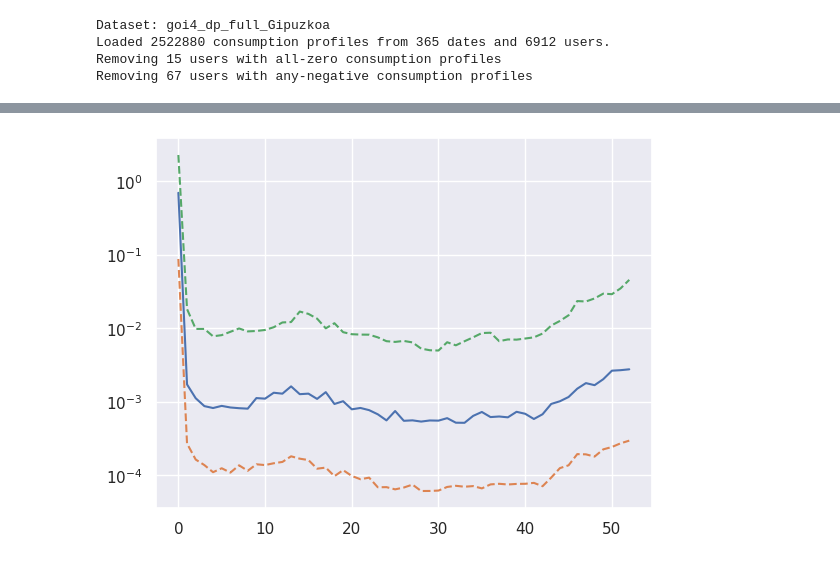
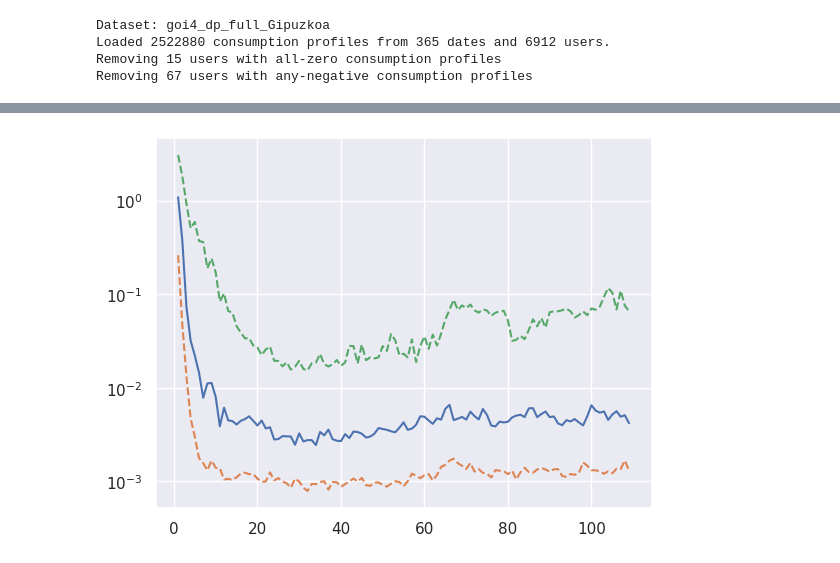
Before and after one commit to kabolat/behavio-temporal-vae, a Jupyter notebook: notebooks/user_classification.ipynb, the cells around one changed output, grey strips where cells are left out. Cells and saved outputs as stored; diff of their text form; code cells hidden in the pictures.

```diff
--- a/notebooks/user_classification.ipynb
+++ b/notebooks/user_classification.ipynb
@@ -131,8 +131,8 @@ device = torch.device('cuda:1' if torch.cuda.is_available() else 'cpu')
 # %%
 input_size = 1
 hidden_size = 512
-num_layers = 2
-num_epochs = 5
+num_layers = 3
+num_epochs = 10
 learning_rate = 0.001
 # %%
 model = LSTMClassifier(input_size, hidden_size, num_layers, num_users).to(device)
@@ -199,7 +206,7 @@ def test_accuracy_over_time_full_sequence(model, X, y, sequence_lengths, device)
     U, T = X.shape
 
     losses, corrects = [], []
-    user_batch_size = 250
+    user_batch_size = 100
     with torch.no_grad():
         for i in range(0, U, user_batch_size):
             if i + user_batch_size > U: user_batch_size = U - i
@@ -223,7 +230,8 @@ def test_accuracy_over_time_full_sequence(model, X, y, sequence_lengths, device)
 
     return accuracy, np.concatenate(losses)
 # %%
-sequence_lengths = np.arange(24, X.shape[-2]*X.shape[-1] + 1, 24 * 7)  # Every week
+check_freq = 24*1
+sequence_lengths = np.arange(0, X_test.shape[-2]*X_test.shape[-1] + 1, check_freq)[1:]  # Every week
 # %%
-average_accuracy, individual_losses = test_accuracy_over_time_full_sequence(model, utils.zero_preserved_log_normalize(X.reshape(num_users,-1)*1.0,nonzero_mean,nonzero_std,log_output=True), user_ids, sequence_lengths, device)
+average_accuracy, individual_losses = test_accuracy_over_time_full_sequence(model, utils.zero_preserved_log_normalize(X_test.reshape(num_users,-1)*1.0,nonzero_mean,nonzero_std,log_output=True), user_ids, sequence_lengths, device)
 # %% [output]
@@ -238,8 +264,8 @@ plt.plot(sequence_lengths//(24*7), average_accuracy)
 # %%
-plt.plot(sequence_lengths//(24*7), np.median(individual_losses, axis=0))
-plt.plot(sequence_lengths//(24*7), np.quantile(individual_losses, 0.25, axis=0), linestyle='--')
-plt.plot(sequence_lengths//(24*7), np.quantile(individual_losses, 0.75, axis=0), linestyle='--')
+plt.plot(sequence_lengths//check_freq, np.median(individual_losses, axis=0))
+plt.plot(sequence_lengths//check_freq, np.quantile(individual_losses, 0.25, axis=0), linestyle='--')
+plt.plot(sequence_lengths//check_freq, np.quantile(individual_losses, 0.75, axis=0), linestyle='--')
 
 plt.yscale('log')
 # %% [output]
-[figure, old version]
+[figure, new version]
```
Also changed, not shown: parts of 11 cells of this notebook, 1 other file.
